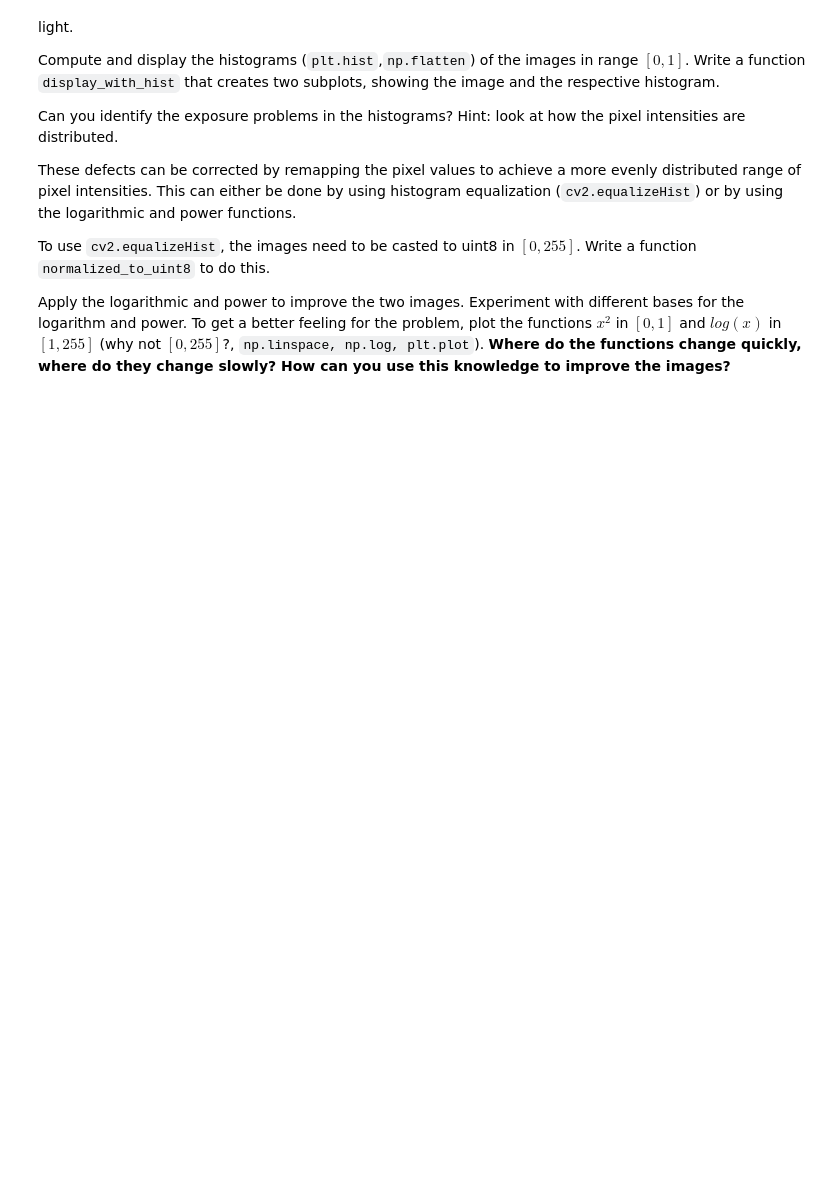
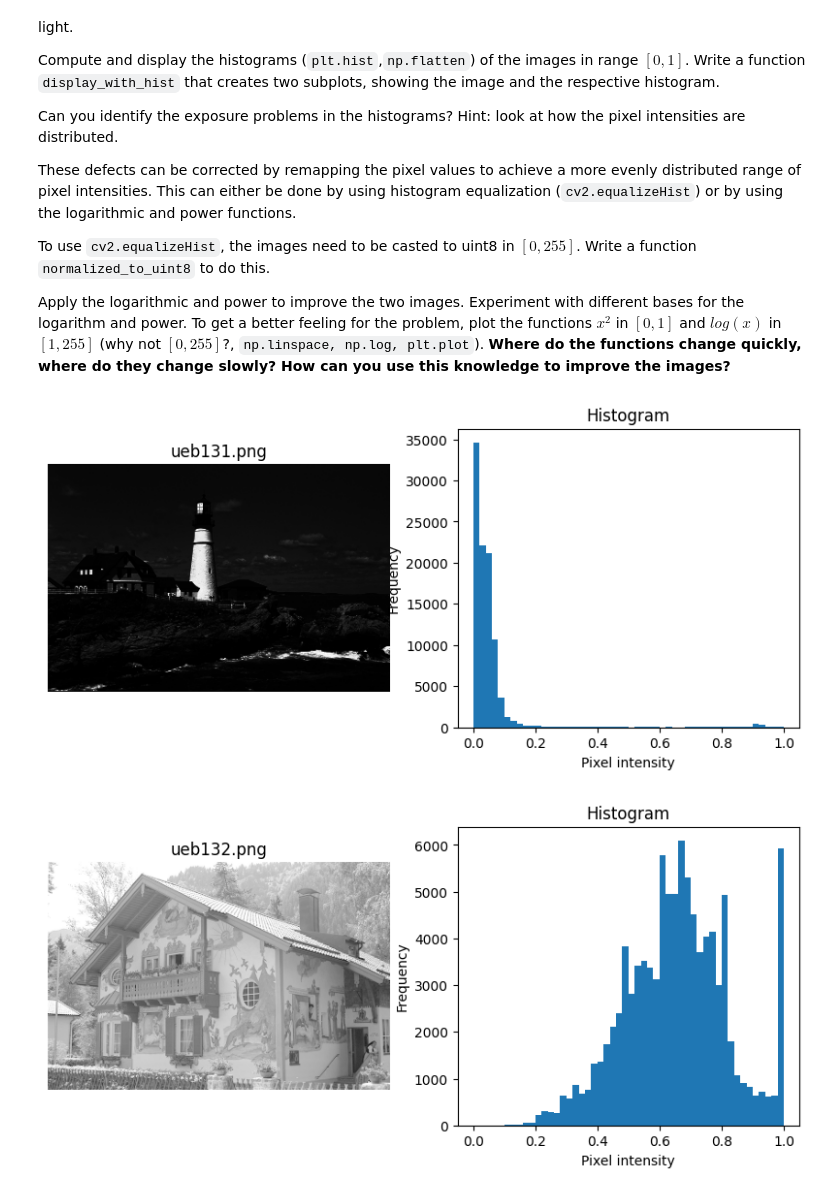
Before and after one commit to mohammedibrahimshawon/APWT_SUM22_Assign, a Jupyter notebook: exercise_1.ipynb, the cells around one changed output. Cells and saved outputs as stored; diff of their text form; code cells hidden in the pictures; blank space fills up the shorter version.

```diff
--- a/exercise_1.ipynb
+++ b/exercise_1.ipynb
@@ -124,0 +196,58 @@ def normalized_to_uint8(image):
+# %%
+import cv2
+import numpy as np
+import matplotlib.pyplot as plt
+# import urllib.request # No longer needed as images are available locally
+
+# -----------------------------
+# Helper functions
+# -----------------------------
+def load_gray_normalized(image_path):
+    img_bgr = cv2.imread(image_path)
+
+    if img_bgr is None:
+        raise FileNotFoundError(f"Could not load image: {image_path}")
+
+    img_gray = cv2.cvtColor(img_bgr, cv2.COLOR_BGR2GRAY)
+    img_gray = img_gray.astype(np.float32) / 255.0
+
+    return img_gray
+
+
+def normalized_to_uint8(img):
+    img = np.clip(img, 0, 1)
+    return (img * 255).astype(np.uint8)
+
+
+def display_with_hist(img, title="Image"):
+    fig, ax = plt.subplots(1, 2, figsize=(10, 4))
+
+    ax[0].imshow(img, cmap="gray", vmin=0, vmax=1)
+    ax[0].set_title(title)
+    ax[0].axis("off")
+
+    ax[1].hist(img.flatten(), bins=50, range=(0, 1))
+    ax[1].set_title("Histogram")
+    ax[1].set_xlabel("Pixel intensity")
+    ax[1].set_ylabel("Frequency")
+
+    plt.show()
+
+
+# -----------------------------
+# Load and display images
+# -----------------------------
+# The images are already available locally from the cloned repository at data/exercise_1/
+image_path_1 = "data/exercise_1/ueb131.png"
+image_path_2 = "data/exercise_1/ueb132.png"
+
+# Load the images
+img_1 = load_gray_normalized(image_path_1)
+img_2 = load_gray_normalized(image_path_2)
+
+# Display images with histograms
+display_with_hist(img_1, title="ueb131.png")
+display_with_hist(img_2, title="ueb132.png")
+# %% [output]
+[figure, added]
+[figure, added]
```
Also changed, not shown: parts of 12 cells of this notebook.
